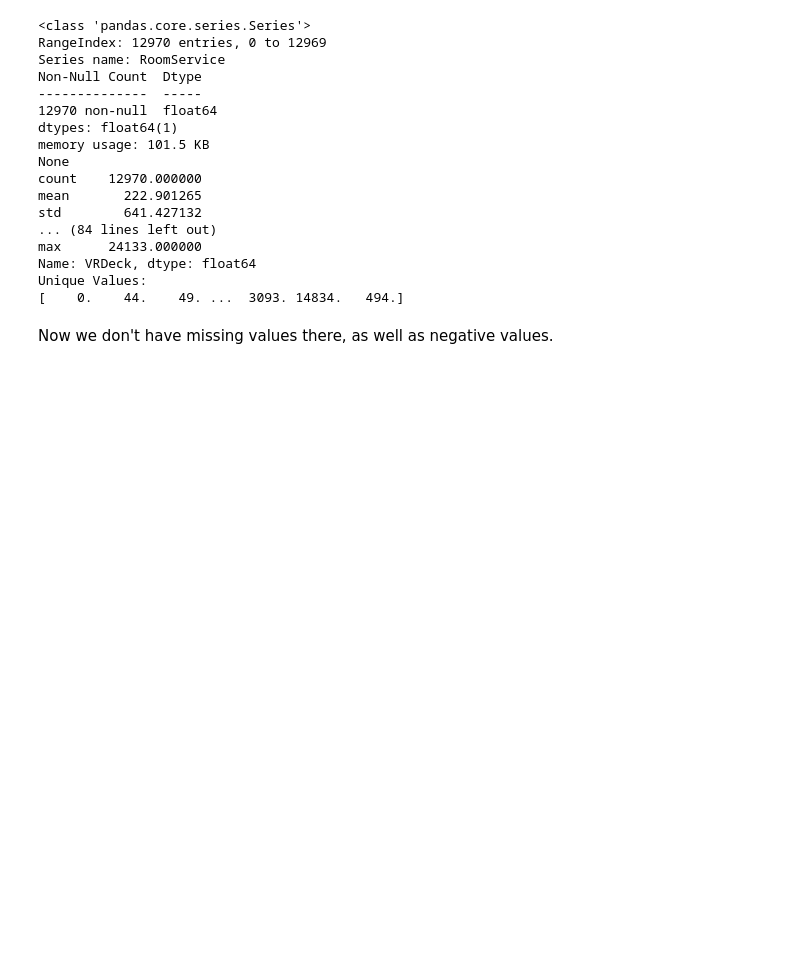
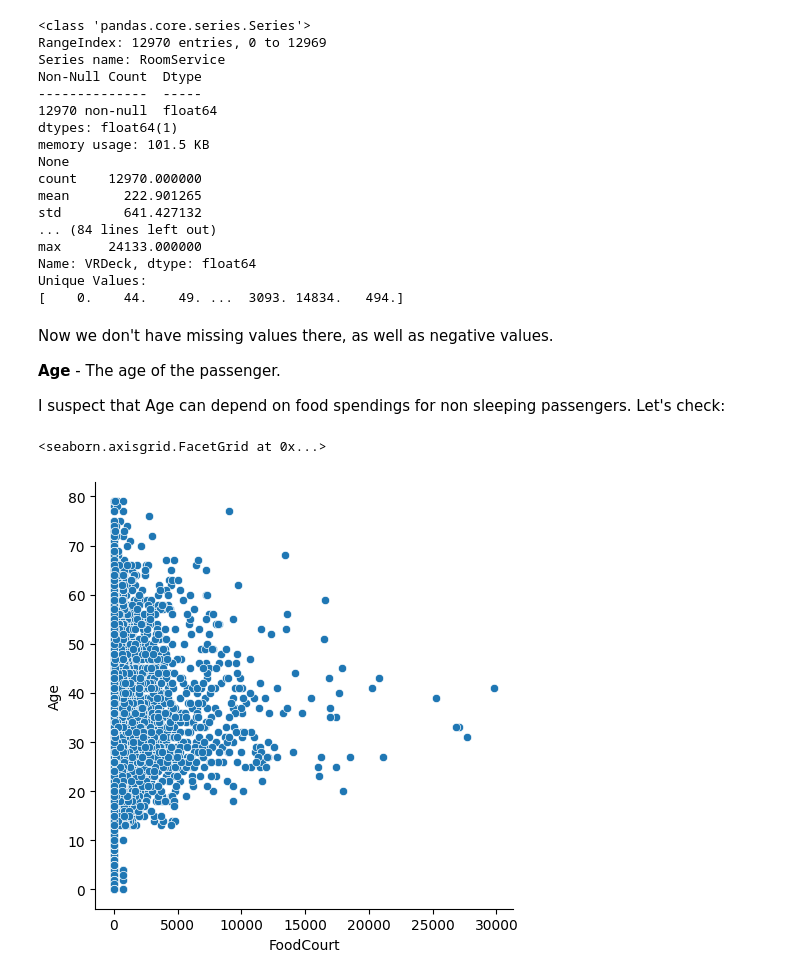
Before and after one commit to NickVasenkov/Spaceship, a Jupyter notebook: notebook.ipynb, the cells around one changed output. Cells and saved outputs as stored; diff of their text form; code cells hidden in the pictures; blank space fills up the shorter version.

```diff
--- a/notebook.ipynb
+++ b/notebook.ipynb
@@ -397,3 +397,12 @@ Unique Values:
 [    0.    44.    49. ...  3093. 14834.   494.]
 # %% [markdown]
 Now we don't have missing values there, as well as negative values.
+
+**Age** - The age of the passenger.
+
+I suspect that Age can depend on food spendings for non sleeping passengers. Let's check:
+# %%
+sns.relplot(data=data[data['CryoSleep'] == False], x='FoodCourt', y='Age')
+# %% [output]
+<seaborn.axisgrid.FacetGrid at 0x...>
+[figure, added]
```
Also changed, not shown: parts of 26 cells of this notebook.
